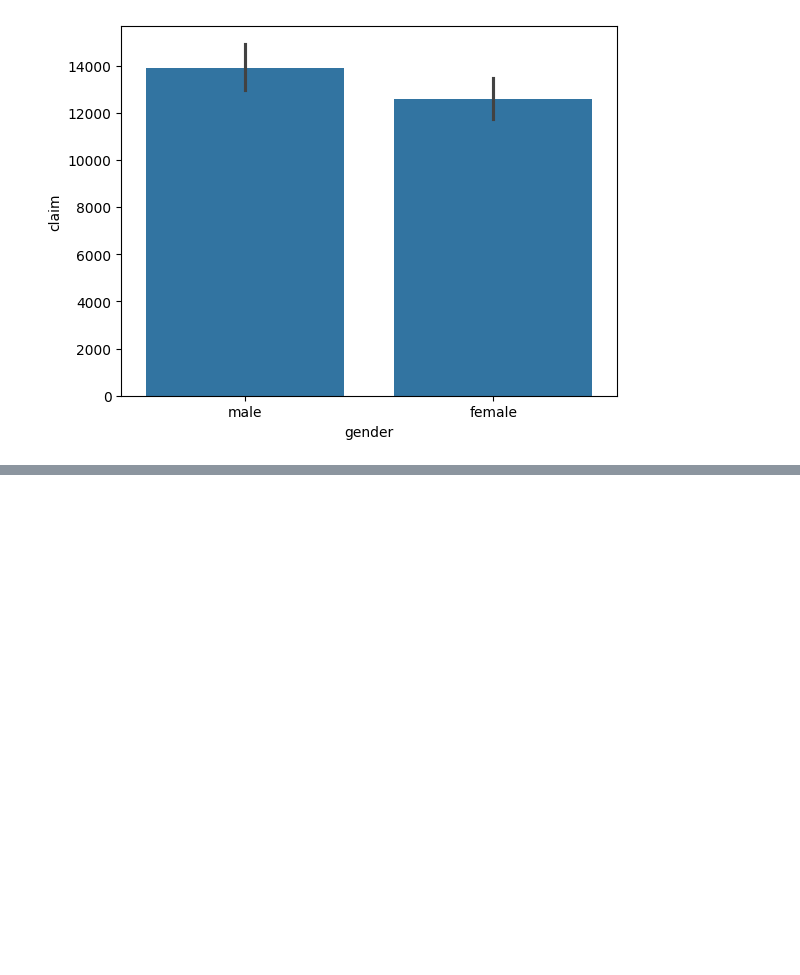
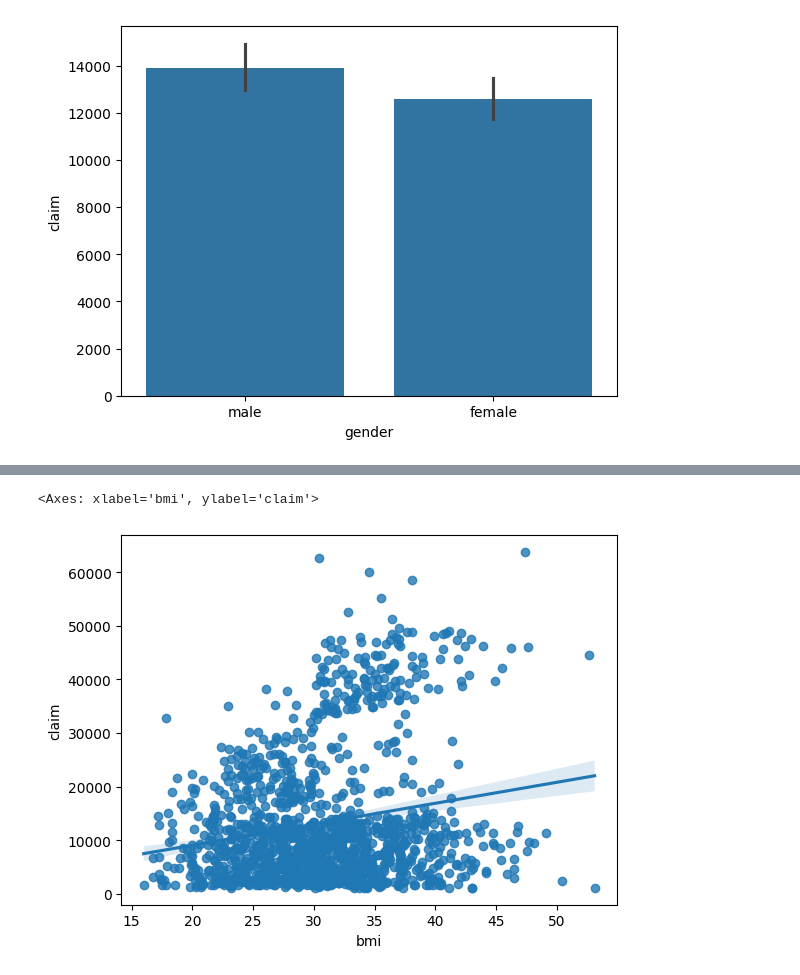
Before and after one commit to ronit-6464/INSURANCE-DATASET-EDA, a Jupyter notebook: EDA NOTEBOOK ON INSURANCE DATASET.ipynb, the cells around one changed output, grey strips where cells are left out. Cells and saved outputs as stored; diff of their text form; code cells hidden in the pictures; blank space fills up the shorter version.

Commit message:
bivariate analysis bw bmi and claim

```diff
--- a/EDA NOTEBOOK ON INSURANCE DATASET.ipynb
+++ b/EDA NOTEBOOK ON INSURANCE DATASET.ipynb
@@ -346,0 +352,6 @@ df['bmi_grp']=df['bmi'].apply(bmi_grp)
+# %%
+sns.regplot(data=df,x=df['bmi'],y=df['claim'])
+#weak positive correlation
+# %% [output]
+<Axes: xlabel='bmi', ylabel='claim'>
+[figure, added]
```
Also changed, not shown: parts of 3 cells of this notebook.
